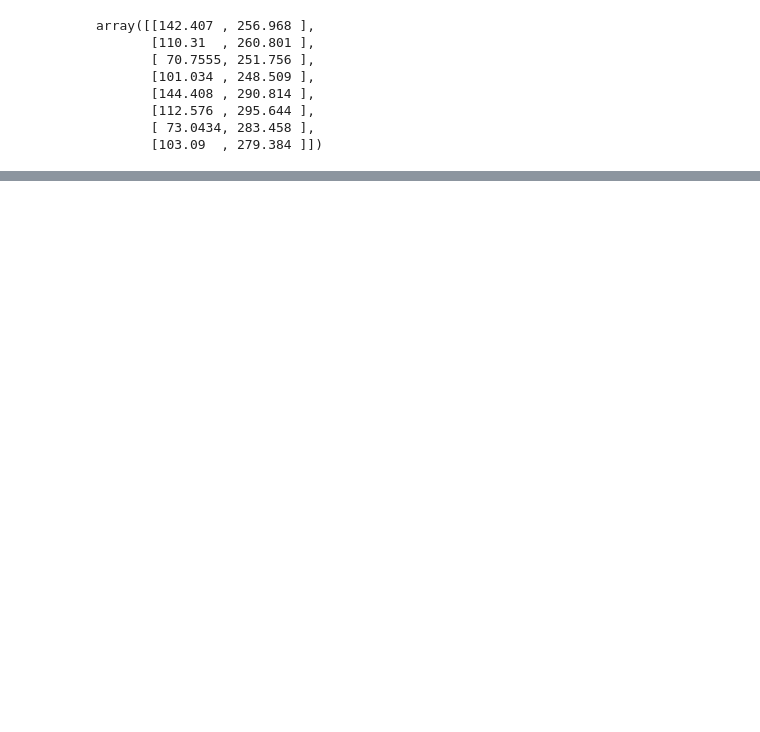
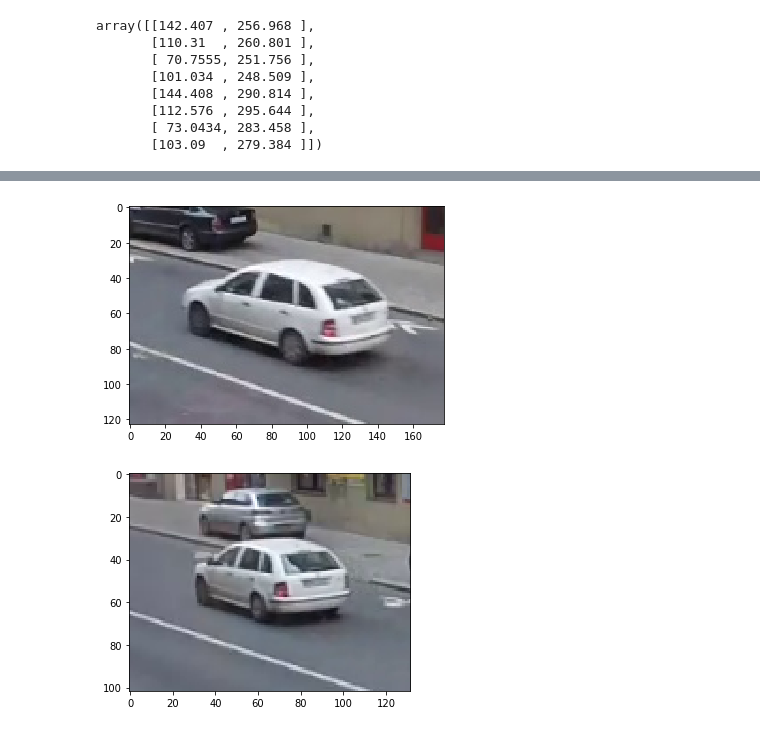
Before and after one commit to martinodonnell/LowResImageRecognision, a Jupyter notebook: jupyterFiles/Boxcars Augmentation Take 2.ipynb, the cells around one changed output, grey strips where cells are left out. Cells and saved outputs as stored; diff of their text form; code cells hidden in the pictures; blank space fills up the shorter version.

```diff
--- a/jupyterFiles/Boxcars Augmentation Take 2.ipynb
+++ b/jupyterFiles/Boxcars Augmentation Take 2.ipynb
@@ -165,11 +171,10 @@ image
-# %%
-
-vehicle_id, instance_id = 0,0
-vehicle, instance, bb3d = get_vehicle_instance_data(vehicle_id, instance_id)
-img = get_image(vehicle_id, instance_id)
-
-# img = Image.fromarray(img, 'RGB')
-# draw = ImageDraw.Draw(img)
-# draw.point((40,20), fill="yellow")
-
-# plt.imshow(img)
+# %%
+image = get_image(vehicle_id, instance_id)
+plt.imshow(image)
+plt.show()
+img = Image.open(fn)
+plt.imshow(img)
+plt.show()
+# %% [output]
+[figure, added]
+[figure, added]
```
Also changed, not shown: parts of 3 cells of this notebook, 1 other file.
